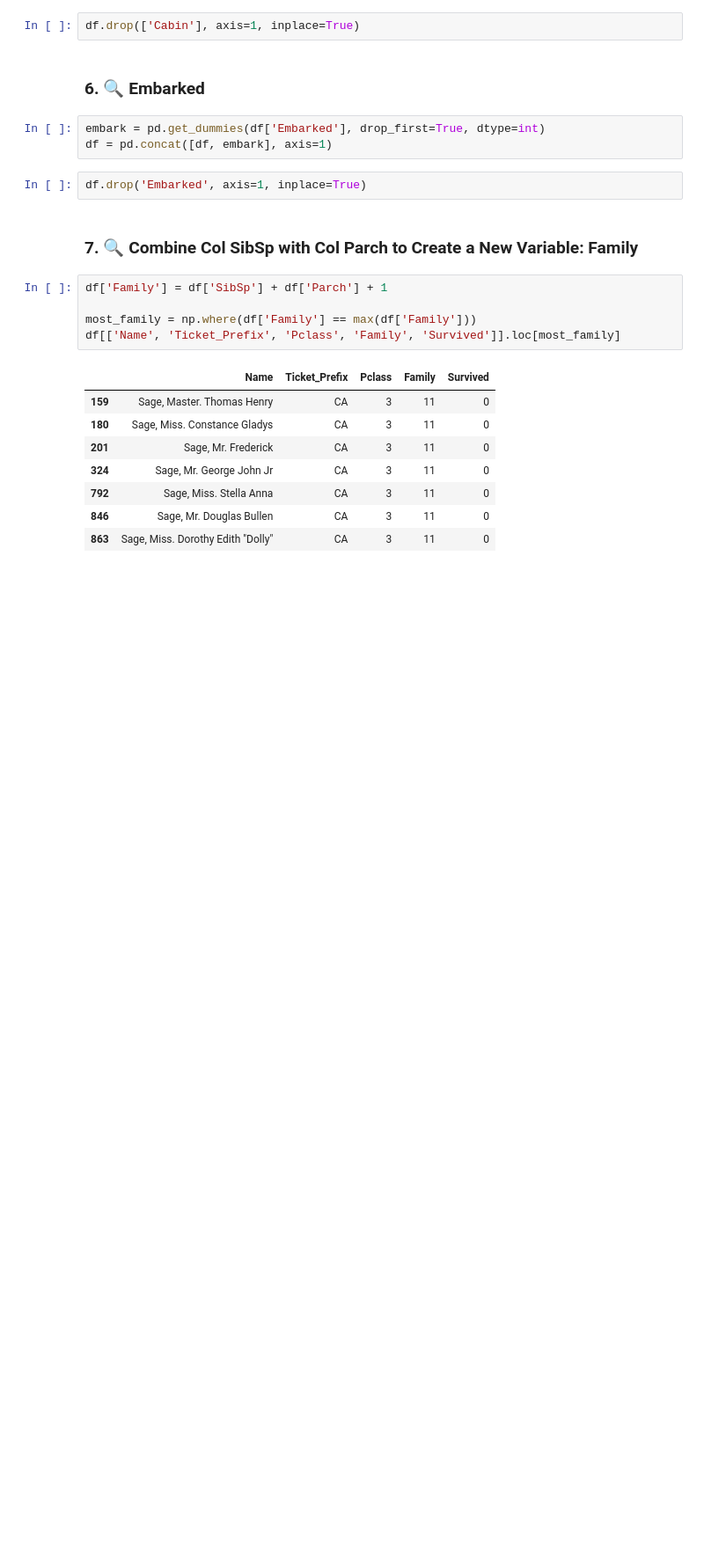
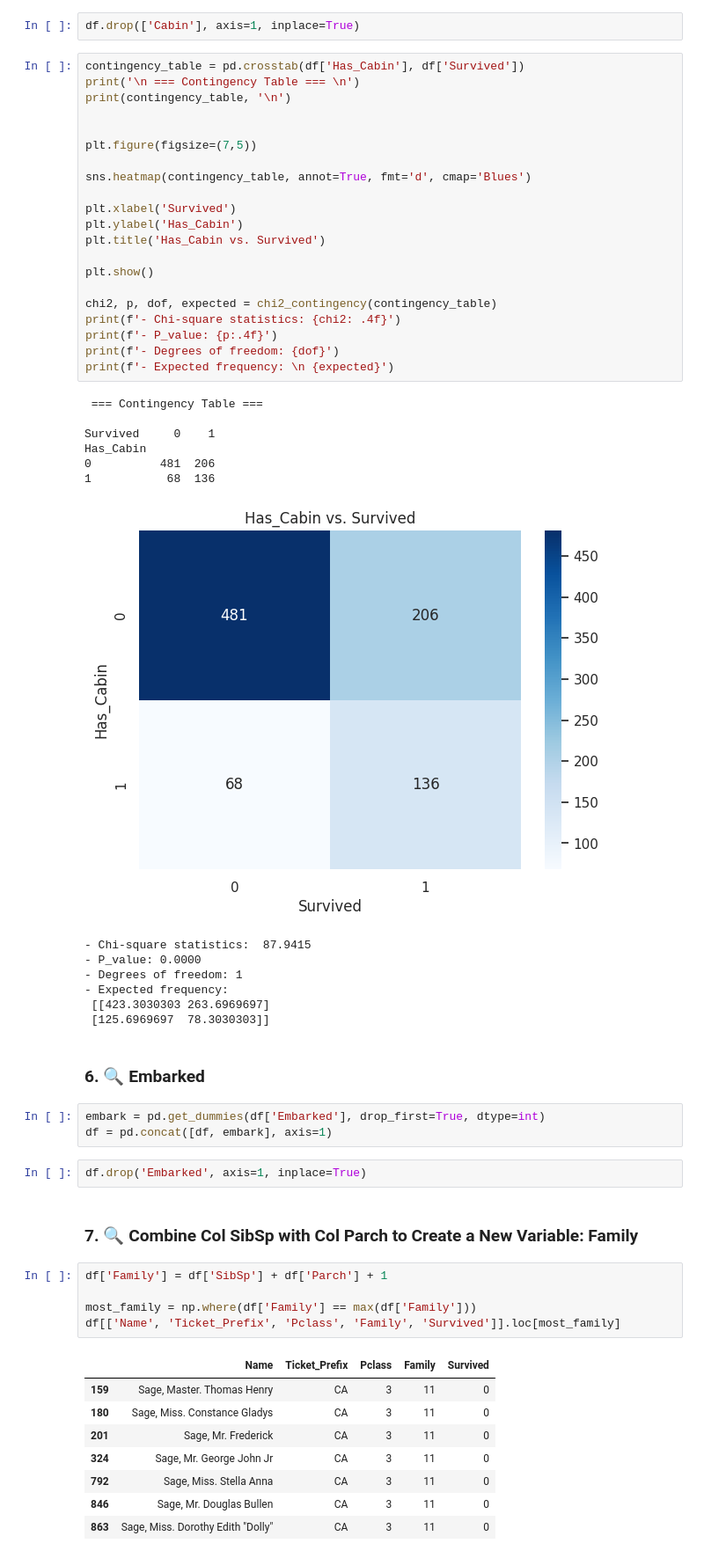
Before and after one commit to yigaai/StoryTelling_with_Data_myTelescope, a Jupyter notebook: titanic-survival-prediction.ipynb, the cells around one changed output. Shown at 88% size. Saved outputs shown, nothing was run; the diff lists cells and outputs as text; blank space fills up the shorter version.

```diff
--- a/titanic-survival-prediction.ipynb
+++ b/titanic-survival-prediction.ipynb
@@ -371,5 +377,40 @@ df['Has_Cabin'] = df['Cabin'].notna().astype(int)
 # %%
 df.drop(['Cabin'], axis=1, inplace=True)
+# %%
+contingency_table = pd.crosstab(df['Has_Cabin'], df['Survived'])
+print('\n === Contingency Table === \n')
+print(contingency_table, '\n')
+
+
+plt.figure(figsize=(7,5))
+
+sns.heatmap(contingency_table, annot=True, fmt='d', cmap='Blues')
+
+plt.xlabel('Survived')
+plt.ylabel('Has_Cabin')
+plt.title('Has_Cabin vs. Survived')
+
+plt.show()
+
+chi2, p, dof, expected = chi2_contingency(contingency_table)
+print(f'- Chi-square statistics: {chi2: .4f}')
+print(f'- P_value: {p:.4f}')
+print(f'- Degrees of freedom: {dof}')
+print(f'- Expected frequency: \n {expected}')
+# %% [output]
+ === Contingency Table ===
+
+Survived     0    1
+Has_Cabin
+0          481  206
+1           68  136
+[figure, added]
+- Chi-square statistics:  87.9415
+- P_value: 0.0000
+- Degrees of freedom: 1
+- Expected frequency:
+ [[423.3030303 263.6969697]
+ [125.6969697  78.3030303]]
 # %% [markdown]
 ### 6. 🔍 **Embarked**
 # %%
```
Also changed, not shown: parts of 12 cells of this notebook.
